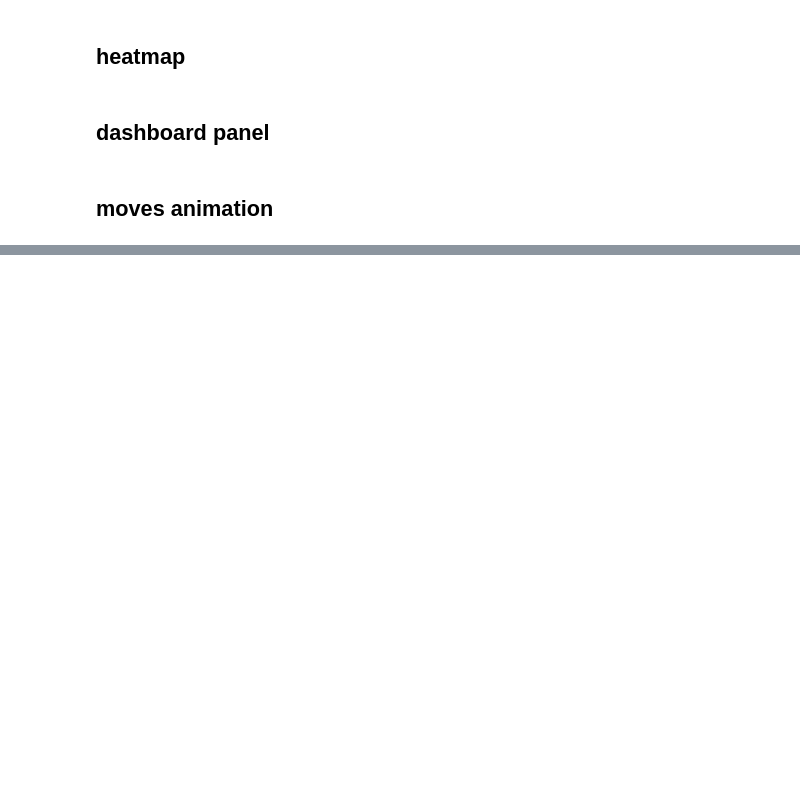
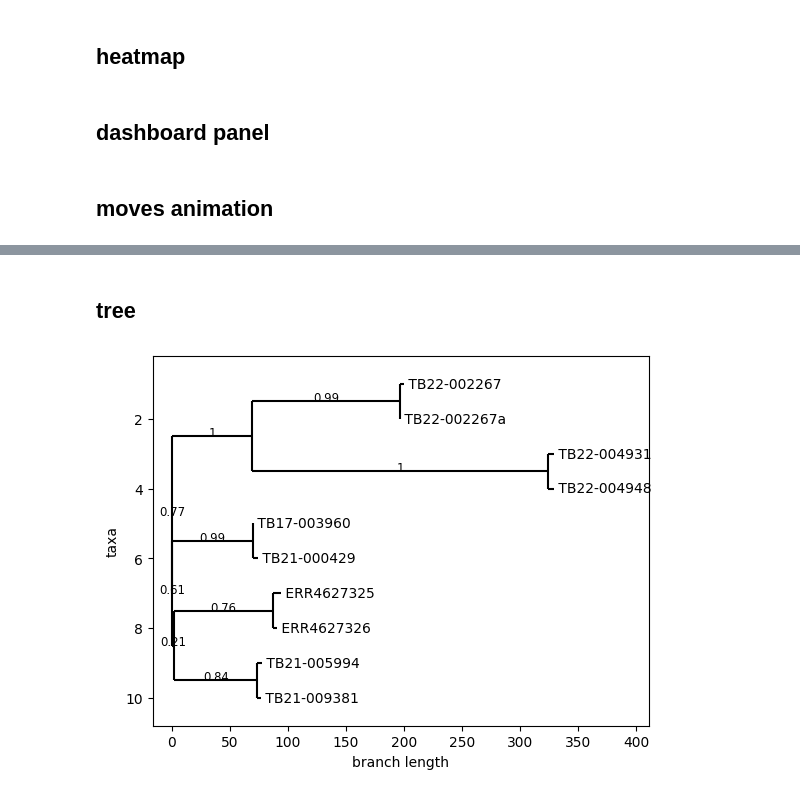
Before and after one commit to dmnfarrell/tracebtb, a Jupyter notebook: notebooks/plotting.ipynb, the cells around one changed output, grey strips where cells are left out. Drawn from its saved outputs; the diff is of its cells as text; code cells hidden in the pictures; blank space fills up the shorter version.

```diff
--- a/notebooks/plotting.ipynb
+++ b/notebooks/plotting.ipynb
@@ -622,3 +630,16 @@ plt.show()
 # %% [output]
 [interactive output not drawn]
 [interactive output not drawn]
+# %% [markdown]
+## tree
+# %%
+from Bio import Phylo
+from io import StringIO
+
+treedata = "((A:0.5,B:0.8),(C:1.2,D:1.1):0.5);"
+#handle = StringIO(treedata)
+tree = Phylo.read('test.newick', "newick")
+
+Phylo.draw(tree)
+# %% [output]
+[figure, added]
```
Also changed, not shown: parts of 5 cells of this notebook, 3 other files.
